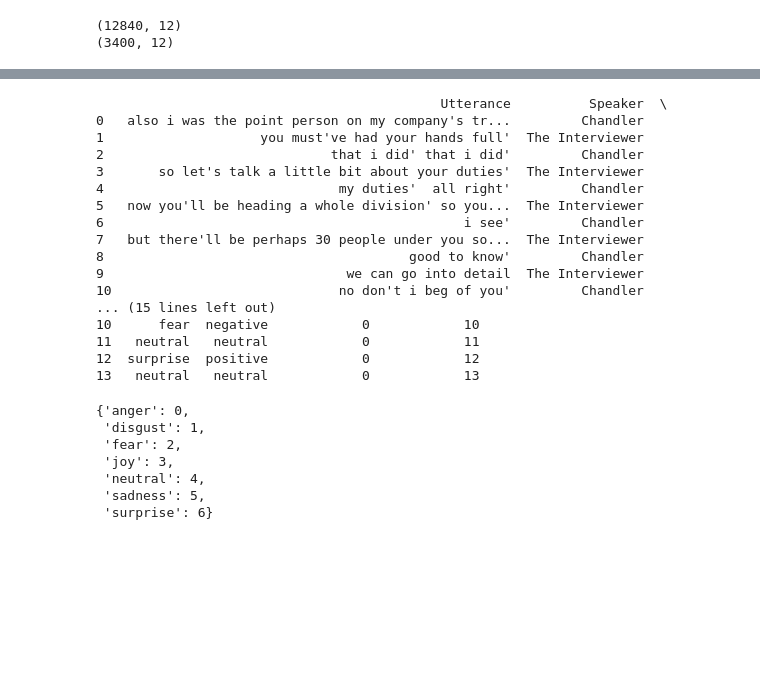
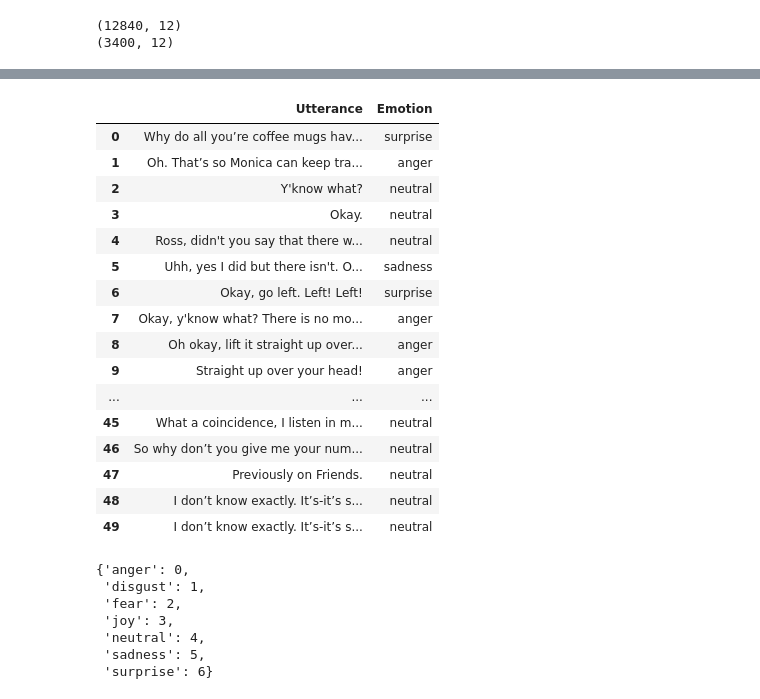
Before and after one commit to ELIJDAYO/ER_GAT, a Jupyter notebook: contextEncoder2.ipynb, the cells around one changed output, grey strips where cells are left out. Cells and saved outputs as stored; diff of their text form; code cells hidden in the pictures; blank space fills up the shorter version.

Commit message:
updated previous files

```diff
--- a/contextEncoder2.ipynb
+++ b/contextEncoder2.ipynb
@@ -147,30 +146,29 @@ print(y_test[:3])
+# %%
+X_test[["Utterance", "Emotion"]][:50]
+# %% [output]
+|  | Utterance | Emotion |
+| 0 | Why do all you’re coffee mugs hav... | surprise |
+| 1 | Oh. That’s so Monica can keep tra... | anger |
+| 2 | Y'know what? | neutral |
+| 3 | Okay. | neutral |
+| 4 | Ross, didn't you say that there w... | neutral |
+| 5 | Uhh, yes I did but there isn't. O... | sadness |
+| 6 | Okay, go left. Left! Left! | surprise |
+| 7 | Okay, y'know what? There is no mo... | anger |
+| 8 | Oh okay, lift it straight up over... | anger |
+| 9 | Straight up over your head! | anger |
+| ... | ... | ... |
+| 45 | What a coincidence, I listen in m... | neutral |
+| 46 | So why don’t you give me your num... | neutral |
+| 47 | Previously on Friends. | neutral |
+| 48 | I don’t know exactly. It’s-it’s s... | neutral |
+| 49 | I don’t know exactly. It’s-it’s s... | neutral |
 # %%
-X_train["Utterance"] = X_train["Utterance"].apply(lambda x: replace_spelling(x))
-X_test["Utterance"] = X_test["Utterance"].apply(lambda x: replace_spelling(x))
+# X_train["Utterance"] = X_train["Utterance"].apply(lambda x: replace_spelling(x))
+# X_test["Utterance"] = X_test["Utterance"].apply(lambda x: replace_spelling(x))
 
-X_train["Utterance"] = preprocess_text(X_train["Utterance"].tolist())
-X_test["Utterance"] = preprocess_text(X_test["Utterance"].tolist())
-
-# Print the first 14 rows of X_train DataFrame
-print(X_train[:14])
+# X_train["Utterance"] = preprocess_text(X_train["Utterance"].tolist())
+# X_test["Utterance"] = preprocess_text(X_test["Utterance"].tolist())
-# %% [output]
-                                            Utterance          Speaker  \
-0   also i was the point person on my company's tr...         Chandler
-1                    you must've had your hands full'  The Interviewer
-2                             that i did' that i did'         Chandler
-3       so let's talk a little bit about your duties'  The Interviewer
-4                              my duties'  all right'         Chandler
-5   now you'll be heading a whole division' so you...  The Interviewer
-6                                              i see'         Chandler
-7   but there'll be perhaps 30 people under you so...  The Interviewer
-8                                       good to know'         Chandler
-9                               we can go into detail  The Interviewer
-10                             no don't i beg of you'         Chandler
-... (15 lines left out)
-10      fear  negative            0            10
-11   neutral   neutral            0            11
-12  surprise  positive            0            12
-13   neutral   neutral            0            13
 # %%
 checkFile1 = os.path.isfile("data/dump/label_encoder.pkl")
 checkFile2 = os.path.isfile("data/dump/label_decoder.pkl")
```
Also changed, not shown: parts of 6 cells of this notebook, 12 other files.
